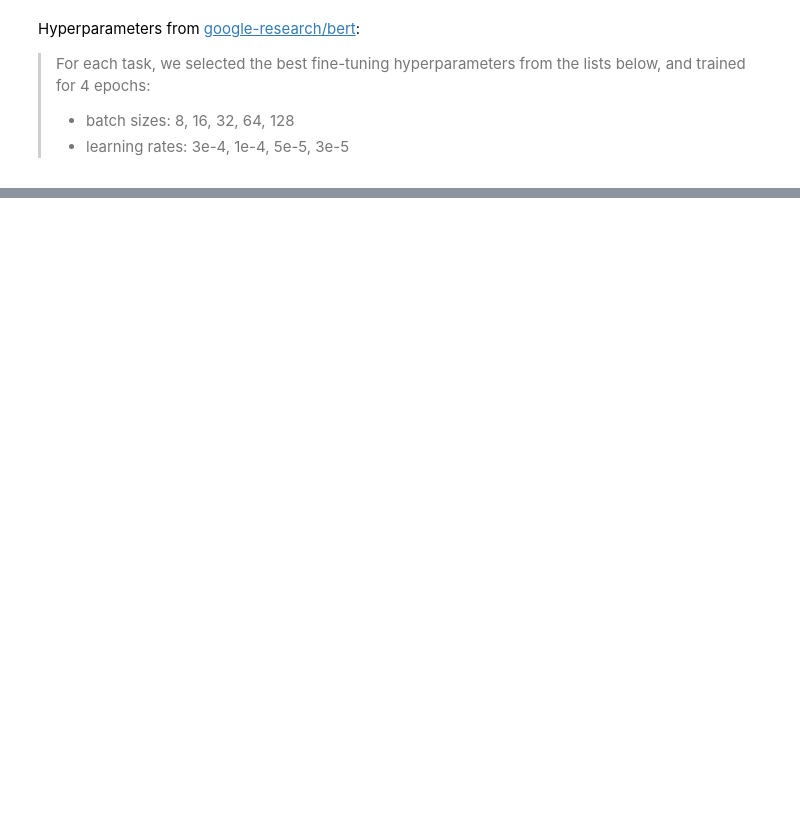
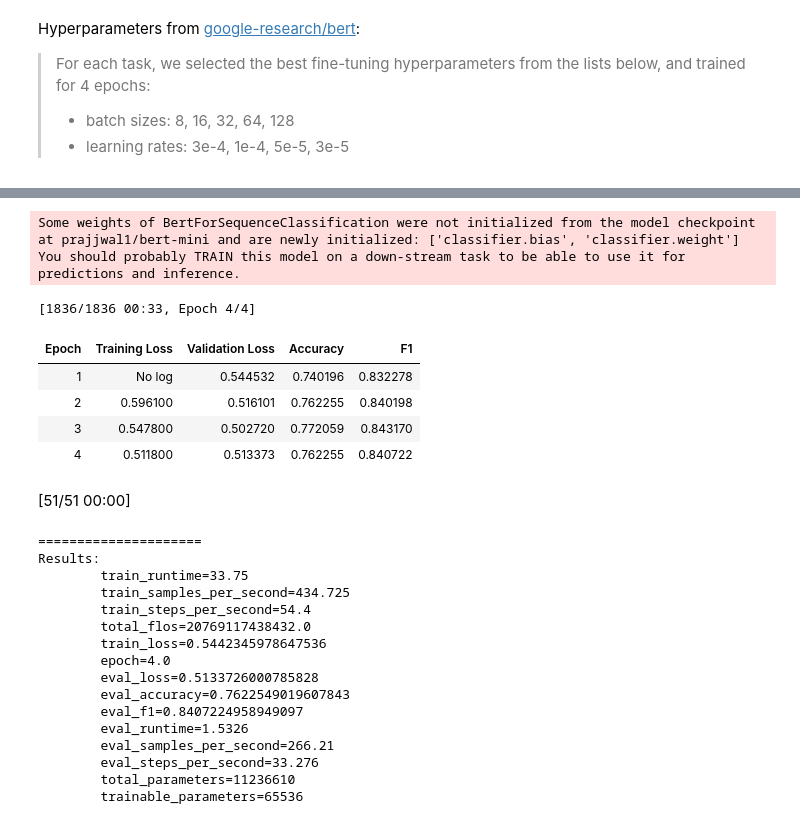
Before and after one commit to danjshaw/ece57000-finalProject, a Jupyter notebook: lora-bert/source/lora-bert.ipynb, the cells around one changed output, grey strips where cells are left out. Drawn from its saved outputs; the diff is of its cells as text; code cells hidden in the pictures; blank space fills up the shorter version.

```diff
--- a/lora-bert/source/lora-bert.ipynb
+++ b/lora-bert/source/lora-bert.ipynb
@@ -594,0 +523,28 @@ Progress: 2/500
+# %%
+fine_tune_with_lora("prajjwal1/bert-mini", rank=16, alpha=4, epoch=4, batch_size=8, learning_rate=3e-4)
+# %% [output]
+Some weights of BertForSequenceClassification were not initialized from the model checkpoint at prajjwal1/bert-mini and are newly initialized: ['classifier.bias', 'classifier.weight']
+You should probably TRAIN this model on a down-stream task to be able to use it for predictions and inference.
+[1836/1836 00:33, Epoch 4/4]
+| Epoch | Training Loss | Validation Loss | Accuracy | F1 |
+| 1 | No log | 0.544532 | 0.740196 | 0.832278 |
+| 2 | 0.596100 | 0.516101 | 0.762255 | 0.840198 |
+| 3 | 0.547800 | 0.502720 | 0.772059 | 0.843170 |
+| 4 | 0.511800 | 0.513373 | 0.762255 | 0.840722 |
+[51/51 00:00]
+=====================
+Results:
+        train_runtime=33.75
+        train_samples_per_second=434.725
+        train_steps_per_second=54.4
+        total_flos=20769117438432.0
+        train_loss=0.5442345978647536
+        epoch=4.0
+        eval_loss=0.5133726000785828
+        eval_accuracy=0.7622549019607843
+        eval_f1=0.8407224958949097
+        eval_runtime=1.5326
+        eval_samples_per_second=266.21
+        eval_steps_per_second=33.276
+        total_parameters=11236610
+        trainable_parameters=65536
```
Also changed, not shown: parts of 35 cells of this notebook.
